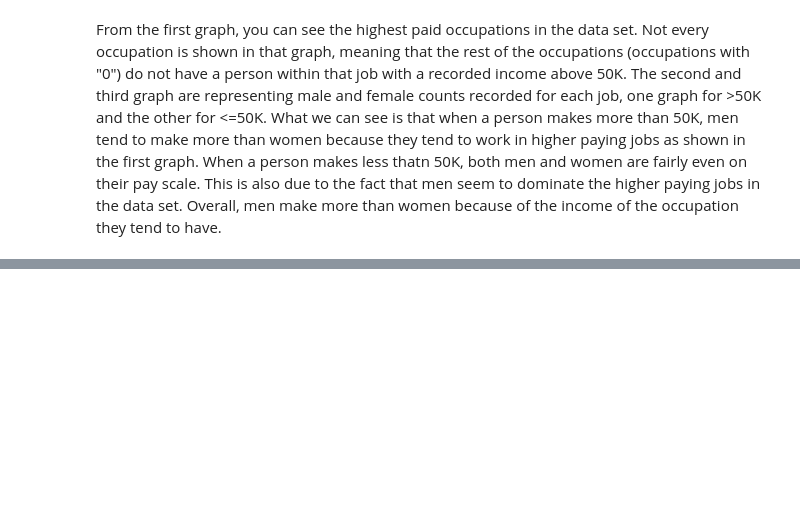
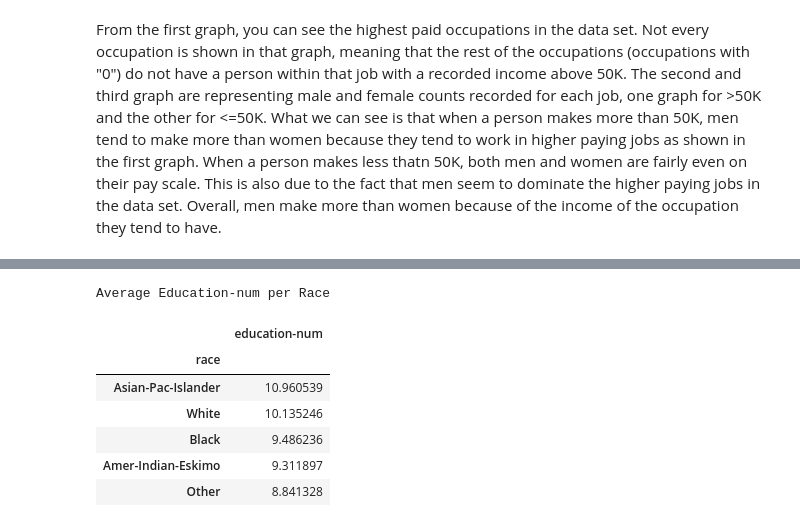
Before and after one commit to spa542/COSC311, a Jupyter notebook: Lab3/Lab3.ipynb, the cells around one changed output, grey strips where cells are left out. Saved outputs shown, nothing was run; the diff lists cells and outputs as text; code cells hidden in the pictures; blank space fills up the shorter version.

```diff
--- a/Lab3/Lab3.ipynb
+++ b/Lab3/Lab3.ipynb
@@ -224,0 +265,16 @@ a person makes less thatn 50K, both men and women are fairly even on their pay s
+# %%
+# 5.d
+# What is the relationship between race and level of education? Does it further seem to relate to whether a person makes more than $50k?
+race_data = adult_data[['education-num', 'race', 'income']]
+plot_race_ed = race_data[['education-num', 'race']]
+print('Average Education-num per Race')
+plot_race_ed.groupby(by='race').mean().sort_values(by='education-num', ascending=False)
+# %% [output]
+Average Education-num per Race
+|  | education-num |
+| race |  |
+| Asian-Pac-Islander | 10.960539 |
+| White | 10.135246 |
+| Black | 9.486236 |
+| Amer-Indian-Eskimo | 9.311897 |
+| Other | 8.841328 |
```
Also changed, not shown: parts of 8 cells of this notebook.
